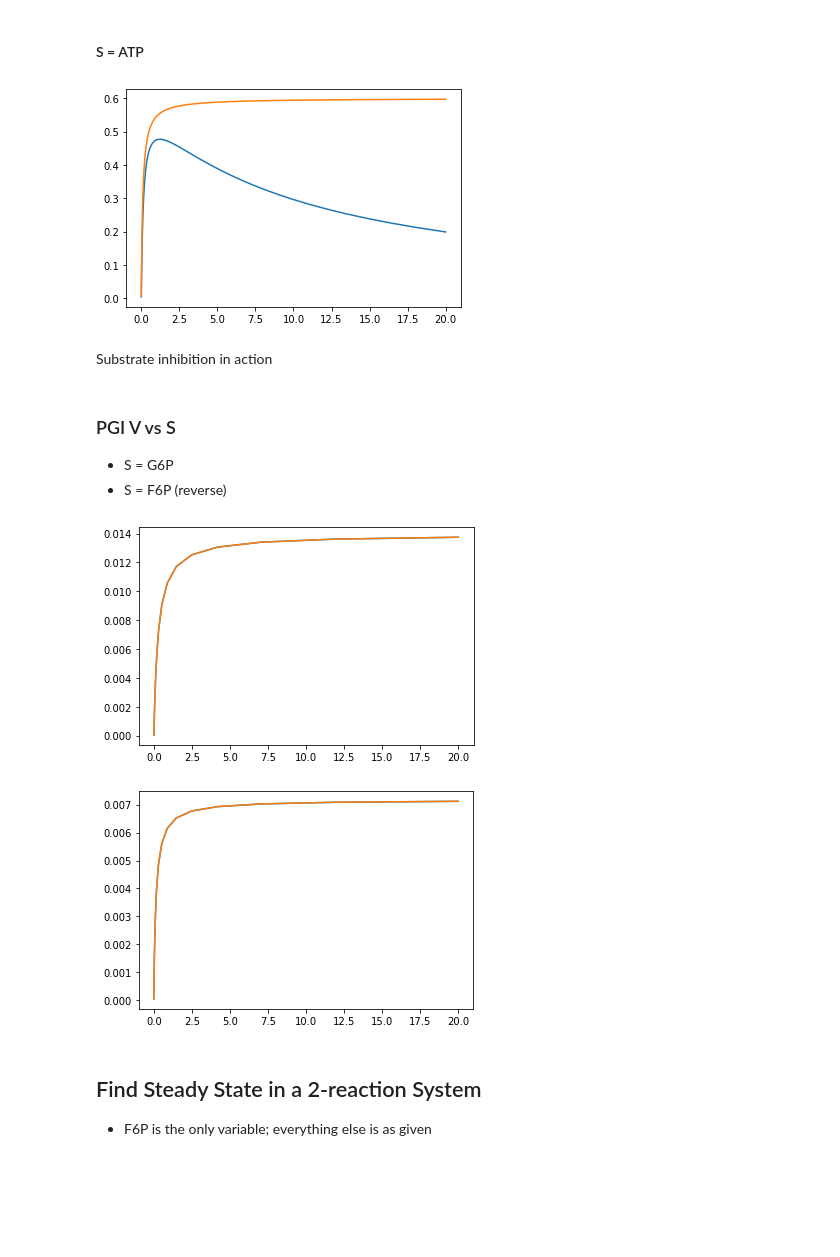
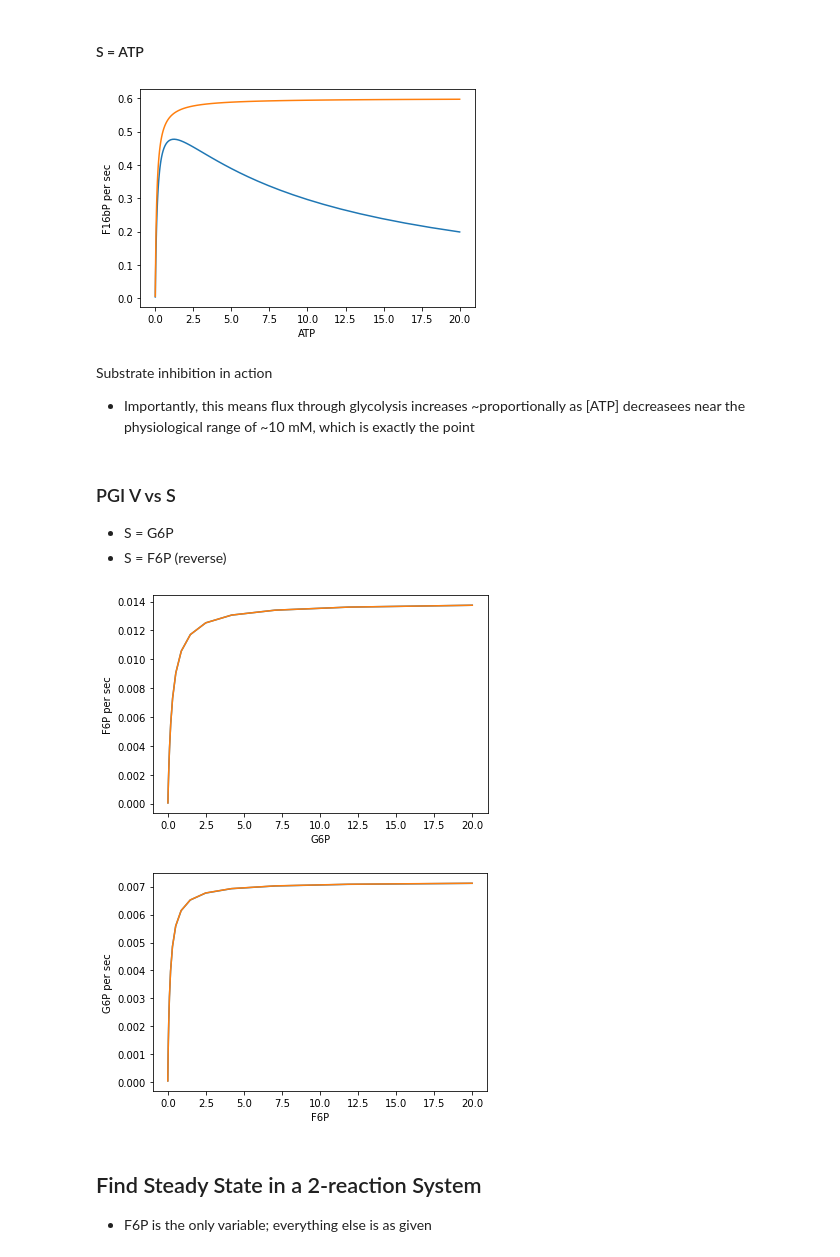
Before and after one commit to fdrusso/mosmo, a Jupyter notebook: notebooks/ConvenienceKinetics Fitting.ipynb, the cells around one changed output. Cells and saved outputs as stored; diff of their text form; code cells hidden in the pictures; blank space fills up the shorter version.

```diff
--- a/notebooks/ConvenienceKinetics Fitting.ipynb
+++ b/notebooks/ConvenienceKinetics Fitting.ipynb
@@ -143,48 +99,62 @@ plt.show()
 # %% [markdown]
 #### S = ATP
 # %%
-states = substrate_velocity_state(network, kbm('atp'), min_conc=1e-3, max_conc=20, other_concs={kbm('Fru.D.6P'): 100}, num_assays=101)
+substrate = KB('atp')
+product = KB('Fru.D.bis16')
+states = substrate_velocity_state(network, substrate, min_conc=1e-3, max_conc=20, other_concs={f6p: 100}, num_assays=101)
 dstate_dt = vfn(states)
 
-s_range = states[:, network.reactant_index(kbm('atp'))]
-v_result = dstate_dt[:, network.reactant_index(kbm('Fru.D.bis16'))]
+s_range = states[:, network.reactant_index(substrate)]
+v_result = dstate_dt[:, network.reactant_index(product)]
 
 plt.plot(s_range, v_result)
 plt.plot(s_range, 0.01 * 60 * s_range / (s_range + 0.1))
+plt.xlabel(substrate.label)
+plt.ylabel(product.label + " per sec")
 plt.show()
 # %% [output]
-[figure, old version]
+[figure, new version]
 # %% [markdown]
 Substrate inhibition in action
+- Importantly, this means flux through glycolysis increases ~proportionally as [ATP] decreasees near the physiological range of ~10 mM, which is exactly the point
 # %% [markdown]
 ### PGI V vs S
 - S = G6P
 - S = F6P (reverse)
 # %%
-states = substrate_velocity_state(network, kbm('Glc.D.6P'), min_conc=1e-3, max_conc=20)
 fn = lambda state: ck.dstate_dt(state, network.reaction_vector({pgi: 0.01}))
 vfn = jax.vmap(fn)
+
+substrate = g6p
+product = f6p
+states = substrate_velocity_state(network, substrate, min_conc=1e-3, max_conc=20)
 dstate_dt = vfn(states)
 
-s_range = states[:, network.reactant_index(kbm('Glc.D.6P'))]
-v_result = dstate_dt[:, network.reactant_index(kbm('Fru.D.6P'))]
+s_range = states[:, network.reactant_index(substrate)]
+v_result = dstate_dt[:, network.reactant_index(product)]
 
 plt.plot(s_range, 0.01 * 1.394 * s_range / (s_range + 0.28))
 plt.plot(s_range, v_result)
+plt.xlabel(substrate.label)
+plt.ylabel(product.label + " per sec")
 plt.show()
 
-states = substrate_velocity_state(network, kbm('Fru.D.6P'), min_conc=1e-3, max_conc=20)
+product = g6p
+substrate = f6p
+states = substrate_velocity_state(network, substrate, min_conc=1e-3, max_conc=20)
 dstate_dt = vfn(states)
 
-s_range = states[:, network.reactant_index(kbm('Fru.D.6P'))]
-v_result = -dstate_dt[:, network.reactant_index(kbm('Glc.D.6P'))]
+s_range = states[:, network.reactant_index(substrate)]
+v_result = dstate_dt[:, network.reactant_index(product)]
 
 plt.plot(s_range, 0.01 * 0.717 * s_range / (s_range + 0.147))
 plt.plot(s_range, v_result)
+plt.xlabel(substrate.label)
+plt.ylabel(product.label + " per sec")
 plt.show()
 # %% [output]
-[figure, old version]
+[figure, new version]
-[figure, old version]
+[figure, new version]
 # %% [markdown]
 ## Find Steady State in a 2-reaction System
 - F6P is the only variable; everything else is as given
```
Also changed, not shown: parts of 17 cells of this notebook, 1 other file.
